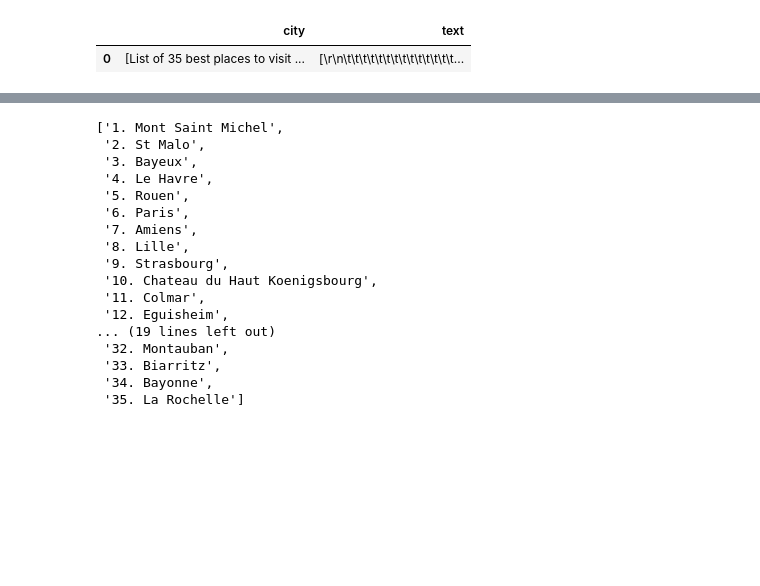
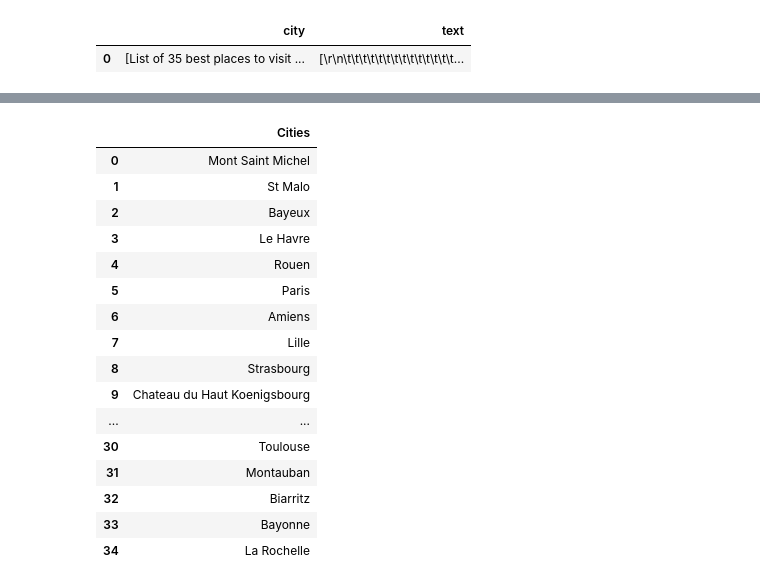
Before and after one commit to JaviPSanchez/01-IA-ETL-KAYAK, a Jupyter notebook: 02_Scrapy_One_Week_In.ipynb, the cells around one changed output, grey strips where cells are left out. Cells and saved outputs as stored; diff of their text form; code cells hidden in the pictures; blank space fills up the shorter version.

```diff
--- a/02_Scrapy_One_Week_In.ipynb
+++ b/02_Scrapy_One_Week_In.ipynb
@@ -60,20 +79,3 @@ top_35.head()
 # %%
-top_35.loc[0,'city'][1:-5]
+top_35_final = top_35.loc[0,'city'][1:-5]
+top_35_final
-# %% [output]
-['1. Mont Saint Michel',
- '2. St Malo',
- '3. Bayeux',
- '4. Le Havre',
- '5. Rouen',
- '6. Paris',
- '7. Amiens',
- '8. Lille',
- '9. Strasbourg',
- '10. Chateau du Haut Koenigsbourg',
- '11. Colmar',
- '12. Eguisheim',
-... (19 lines left out)
- '32. Montauban',
- '33. Biarritz',
- '34. Bayonne',
- '35. La Rochelle']
@@ -79,0 +85,25 @@ top_35.loc[0,'city'][1:-5]
+# %%
+df = pd.read_csv('top_35.csv', index_col=0)
+df.rename(columns={'0': 'Cities'}, inplace=True)
+df['Cities'] = df['Cities'].str.replace('\d+', '')
+df['Cities'] = df['Cities'].str.replace('.', '')
+df['Cities'] = df['Cities'].str.replace(r"\(.*\)","")
+df
+# %% [output]
+|  | Cities |
+| 0 | Mont Saint Michel |
+| 1 | St Malo |
+| 2 | Bayeux |
+| 3 | Le Havre |
+| 4 | Rouen |
+| 5 | Paris |
+| 6 | Amiens |
+| 7 | Lille |
+| 8 | Strasbourg |
+| 9 | Chateau du Haut Koenigsbourg |
+| ... | ... |
+| 30 | Toulouse |
+| 31 | Montauban |
+| 32 | Biarritz |
+| 33 | Bayonne |
+| 34 | La Rochelle |
```
Also changed, not shown: parts of 4 cells of this notebook, 3 other files.
